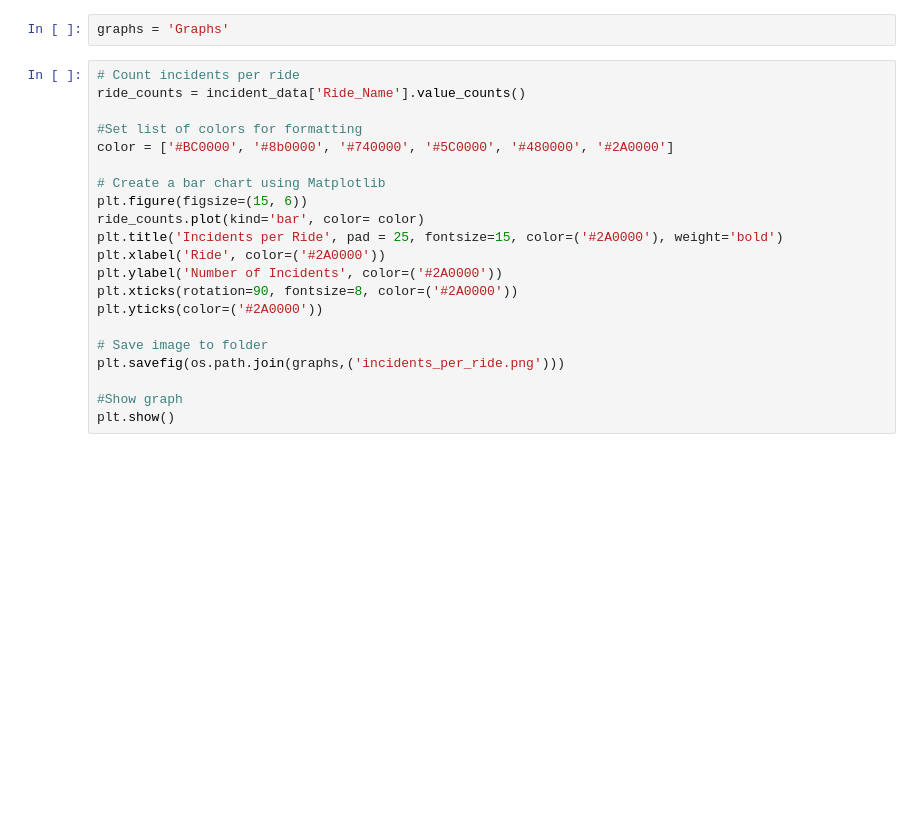
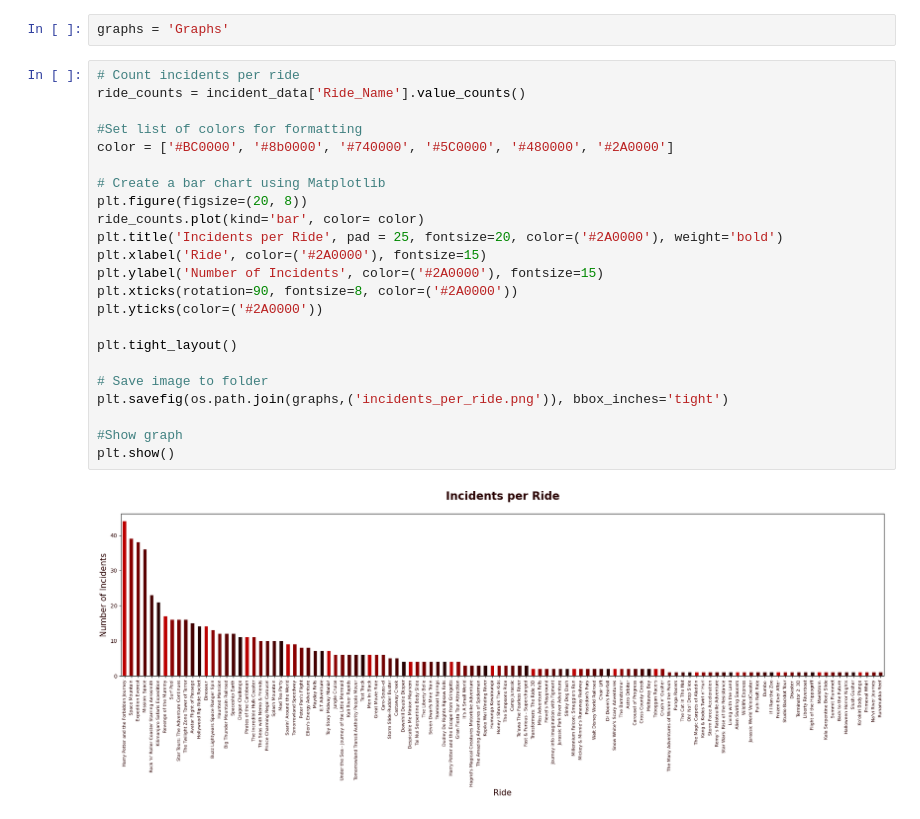
Before and after one commit to AllisonChase/Theme-Park-Incidents, a Jupyter notebook: ThemeParkIncidentGraphs.ipynb, the cells around one changed output. Saved outputs shown, nothing was run; the diff lists cells and outputs as text; blank space fills up the shorter version.

Commit message:
tight graph layout

```diff
--- a/ThemeParkIncidentGraphs.ipynb
+++ b/ThemeParkIncidentGraphs.ipynb
@@ -16,24 +23,28 @@ graphs = 'Graphs'
 # %%
 # Count incidents per ride
 ride_counts = incident_data['Ride_Name'].value_counts()
 
 #Set list of colors for formatting
 color = ['#BC0000', '#8b0000', '#740000', '#5C0000', '#480000', '#2A0000']
 
 # Create a bar chart using Matplotlib
-plt.figure(figsize=(15, 6))
+plt.figure(figsize=(20, 8))
 ride_counts.plot(kind='bar', color= color)
-plt.title('Incidents per Ride', pad = 25, fontsize=15, color=('#2A0000'), weight='bold')
-plt.xlabel('Ride', color=('#2A0000'))
-plt.ylabel('Number of Incidents', color=('#2A0000'))
+plt.title('Incidents per Ride', pad = 25, fontsize=20, color=('#2A0000'), weight='bold')
+plt.xlabel('Ride', color=('#2A0000'), fontsize=15)
+plt.ylabel('Number of Incidents', color=('#2A0000'), fontsize=15)
 plt.xticks(rotation=90, fontsize=8, color=('#2A0000'))
 plt.yticks(color=('#2A0000'))
 
+plt.tight_layout()
+
 # Save image to folder
-plt.savefig(os.path.join(graphs,('incidents_per_ride.png')))
+plt.savefig(os.path.join(graphs,('incidents_per_ride.png')), bbox_inches='tight')
 
 #Show graph
 plt.show()
+# %% [output]
+[figure, added]
 # %%
 # Filter the data for incidents at Universal Studios
 universal_df = incident_data[incident_data['Company'] == 'Universal']
```
Also changed, not shown: parts of 9 cells of this notebook, 9 other files.
